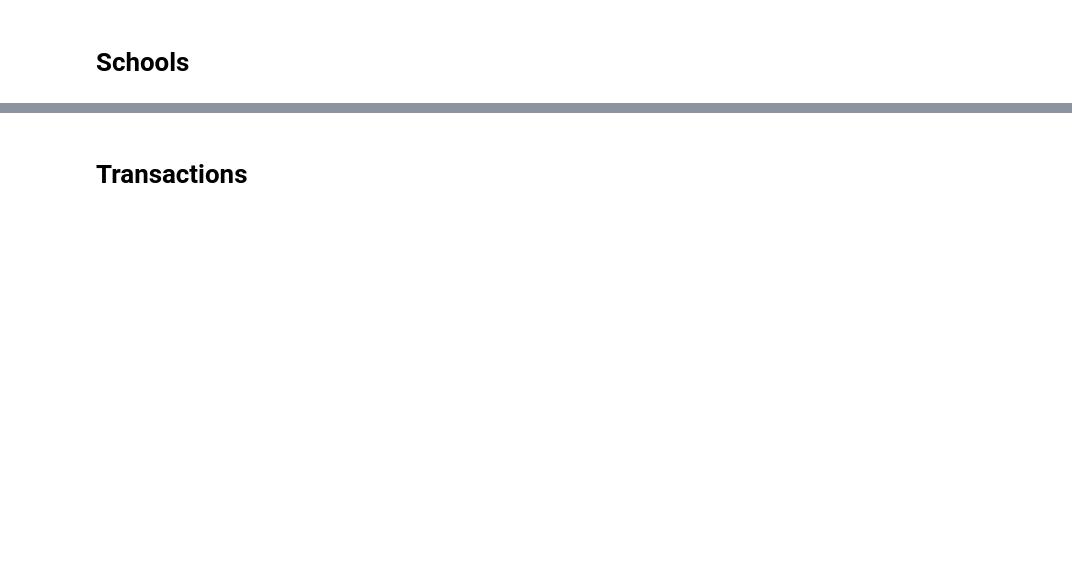
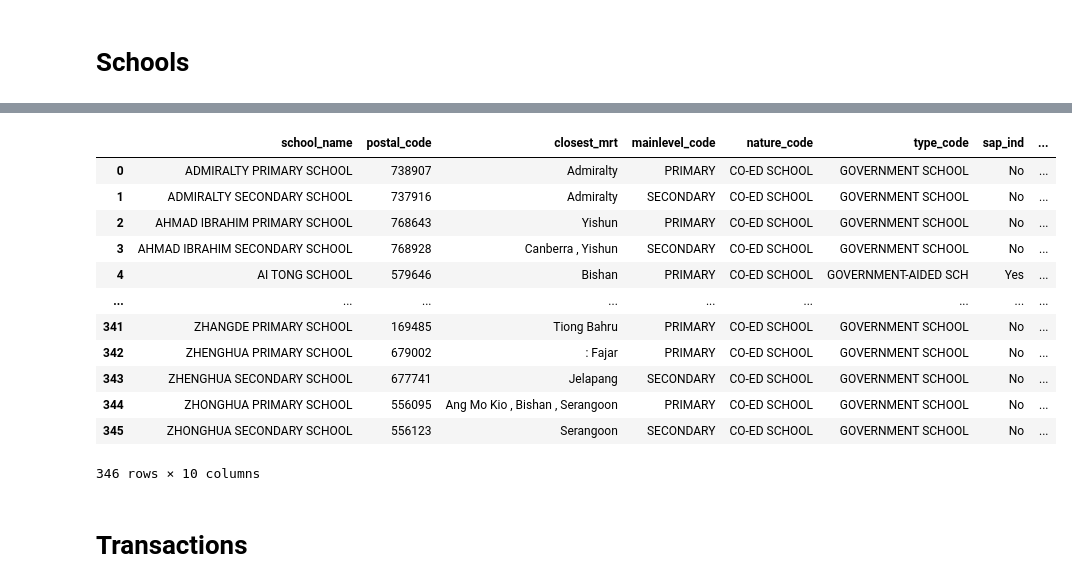
Before and after one commit to dylanlo8/Dagger, a Jupyter notebook: test.ipynb, the cells around one changed output, grey strips where cells are left out. Saved outputs shown, nothing was run; the diff lists cells and outputs as text; code cells hidden in the pictures; blank space fills up the shorter version.

```diff
--- a/test.ipynb
+++ b/test.ipynb
@@ -261,2 +367,35 @@ def transform_transactions(transactions):
+# %%
+schools = pd.read_csv('schools.csv')
+import re
+
+def transform_schools(schools):
+    def clean_and_format_town_name(text):
+        # Remove stopwords and make format better
+        text = text.title()
+        cleaned_text = re.sub(r'\b(?:Station|Mrt|Lrt|Line|\([^)]*\))\b', '', text)
+        return cleaned_text.strip()
+
+    schools['mrt_desc'] = schools['mrt_desc'].apply(lambda x: clean_and_format_town_name(x))
+
+    retained_cols = ['school_name', 'postal_code', 'mrt_desc', 'mainlevel_code',
+                     'nature_code', 'type_code', 'sap_ind', 'autonomous_ind', 'gifted_ind', 'ip_ind']
+
+    return schools[retained_cols].rename(columns={'mrt_desc': 'closest_mrt'})
+
+transform_schools(schools)
+# %% [output]
+|  | school_name | postal_code | closest_mrt | mainlevel_code | nature_code | type_code | sap_ind | ... |
+| 0 | ADMIRALTY PRIMARY SCHOOL | 738907 | Admiralty | PRIMARY | CO-ED SCHOOL | GOVERNMENT SCHOOL | No | ... |
+| 1 | ADMIRALTY SECONDARY SCHOOL | 737916 | Admiralty | SECONDARY | CO-ED SCHOOL | GOVERNMENT SCHOOL | No | ... |
+| 2 | AHMAD IBRAHIM PRIMARY SCHOOL | 768643 | Yishun | PRIMARY | CO-ED SCHOOL | GOVERNMENT SCHOOL | No | ... |
+| 3 | AHMAD IBRAHIM SECONDARY SCHOOL | 768928 | Canberra , Yishun | SECONDARY | CO-ED SCHOOL | GOVERNMENT SCHOOL | No | ... |
+| 4 | AI TONG SCHOOL | 579646 | Bishan | PRIMARY | CO-ED SCHOOL | GOVERNMENT-AIDED SCH | Yes | ... |
+| ... | ... | ... | ... | ... | ... | ... | ... | ... |
+| 341 | ZHANGDE PRIMARY SCHOOL | 169485 | Tiong Bahru | PRIMARY | CO-ED SCHOOL | GOVERNMENT SCHOOL | No | ... |
+| 342 | ZHENGHUA PRIMARY SCHOOL | 679002 | : Fajar | PRIMARY | CO-ED SCHOOL | GOVERNMENT SCHOOL | No | ... |
+| 343 | ZHENGHUA SECONDARY SCHOOL | 677741 | Jelapang | SECONDARY | CO-ED SCHOOL | GOVERNMENT SCHOOL | No | ... |
+| 344 | ZHONGHUA PRIMARY SCHOOL | 556095 | Ang Mo Kio , Bishan , Serangoon | PRIMARY | CO-ED SCHOOL | GOVERNMENT SCHOOL | No | ... |
+| 345 | ZHONGHUA SECONDARY SCHOOL | 556123 | Serangoon | SECONDARY | CO-ED SCHOOL | GOVERNMENT SCHOOL | No | ... |
+346 rows × 10 columns
 # %% [markdown]
 # Transactions
```
Also changed, not shown: parts of 12 cells of this notebook.
